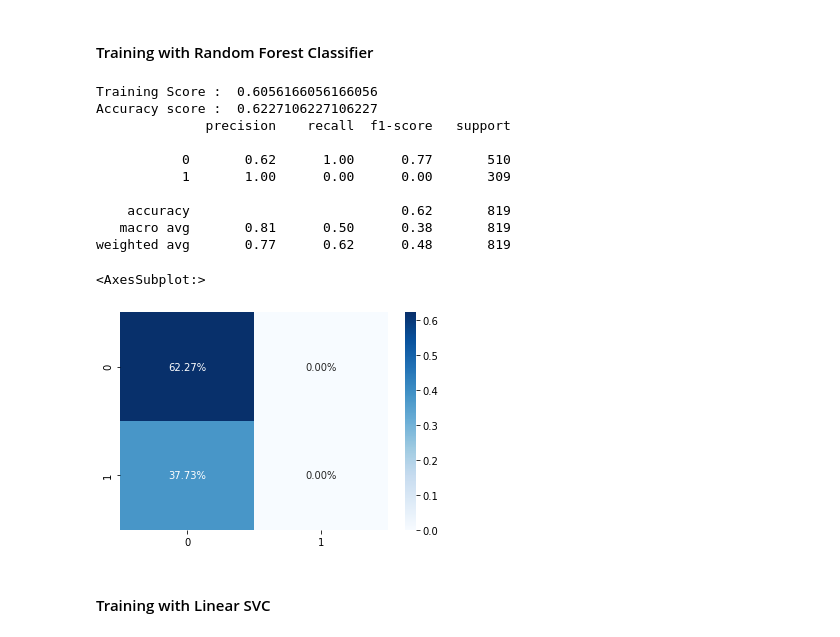
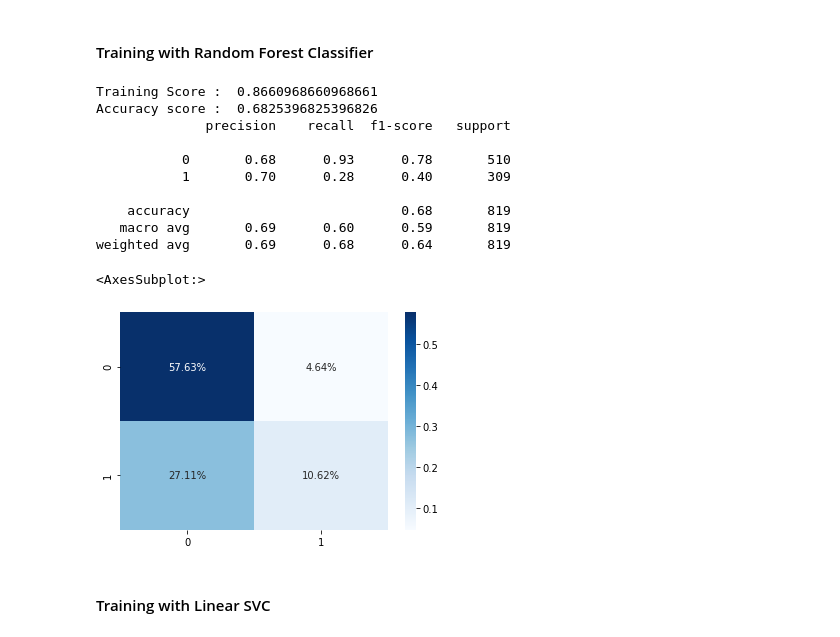
Before and after one commit to atiq-max/WaterPotability, a Jupyter notebook: Water Quality or Potability detection.ipynb, the cells around one changed output. Drawn from its saved outputs; the diff is of its cells as text; code cells hidden in the pictures.

```diff
--- a/Water Quality or Potability detection.ipynb
+++ b/Water Quality or Potability detection.ipynb
@@ -192,16 +250,16 @@ import seaborn as sns
 import matplotlib.pyplot as plt
 
 # training
-lr = LogisticRegression(max_iter=150,random_state=10, n_jobs=20)
+lr = LogisticRegression(max_iter=200,random_state=42, n_jobs=20)
 lr.fit(x_train,y_train)
 logistic_score = lr.score(x_train,y_train)
 
-print("Training score : ", logistic_score)
+print("Training score for mean : ", logistic_score)
 
 # Making Prediction
 pred_lr = lr.predict(x_test)
 lg = accuracy_score(y_test, pred_lr)
-print("Accuracy score : ", lg)
+print("Accuracy score for mean: ", lg)
 
 # classification report for Log Reg
 print(classification_report(y_test,pred_lr,zero_division=True))
@@ -264,36 +320,36 @@ weighted avg       0.64      0.66      0.62       819
 #### Training with Random Forest Classifier
 # %%
 # training
-rfc = RandomForestClassifier(n_estimators=300,min_samples_leaf=0.16, random_state=42)
+rfc = RandomForestClassifier(n_estimators=1000,min_samples_leaf=9, random_state=23)
 rfc.fit(x_train,y_train)
 rfc_score = rfc.score(x_train,y_train)
 print("Training Score : ",rfc_score)
 
 
 prediction_rfc = rfc.predict(x_test)
 rfc_test_score = accuracy_score(y_test, prediction_rfc)
 print("Accuracy score : ",rfc_test_score)
 
 
 # Classification report
 print(classification_report(y_test,prediction_rfc, zero_division=True))
 
 # confusion Maxtrix
 conf_mat_rfc = confusion_matrix(y_test, prediction_rfc)
 sns.heatmap(conf_mat_rfc/np.sum(conf_mat_rfc), annot = True, fmt=  '0.2%', cmap = 'Blues')
 # %% [output]
-Training Score :  0.6056166056166056
-Accuracy score :  0.6227106227106227
+Training Score :  0.8660968660968661
+Accuracy score :  0.6825396825396826
               precision    recall  f1-score   support
 
-           0       0.62      1.00      0.77       510
-           1       1.00      0.00      0.00       309
+           0       0.68      0.93      0.78       510
+           1       0.70      0.28      0.40       309
 
-    accuracy                           0.62       819
-   macro avg       0.81      0.50      0.38       819
-weighted avg       0.77      0.62      0.48       819
+    accuracy                           0.68       819
+   macro avg       0.69      0.60      0.59       819
+weighted avg       0.69      0.68      0.64       819
 <AxesSubplot:>
-[figure, old version]
+[figure, new version]
 # %% [markdown]
 #### Training with Linear SVC
 # %%
```
Also changed, not shown: parts of 29 cells of this notebook, 1 other file.
